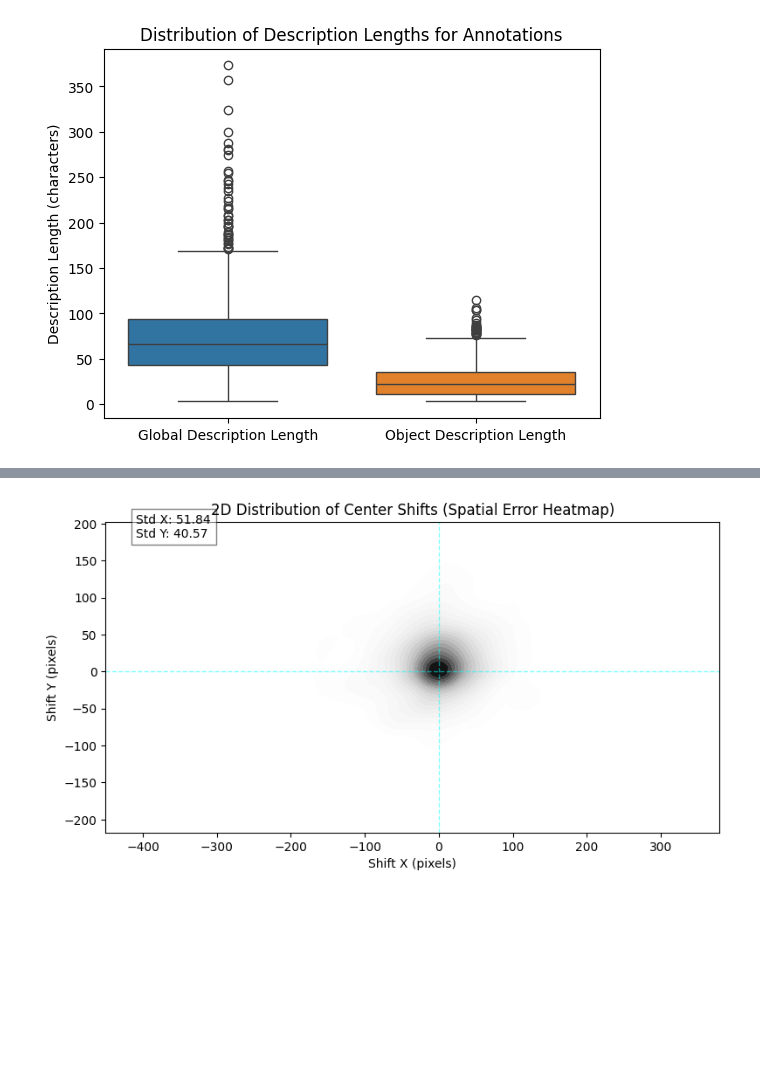
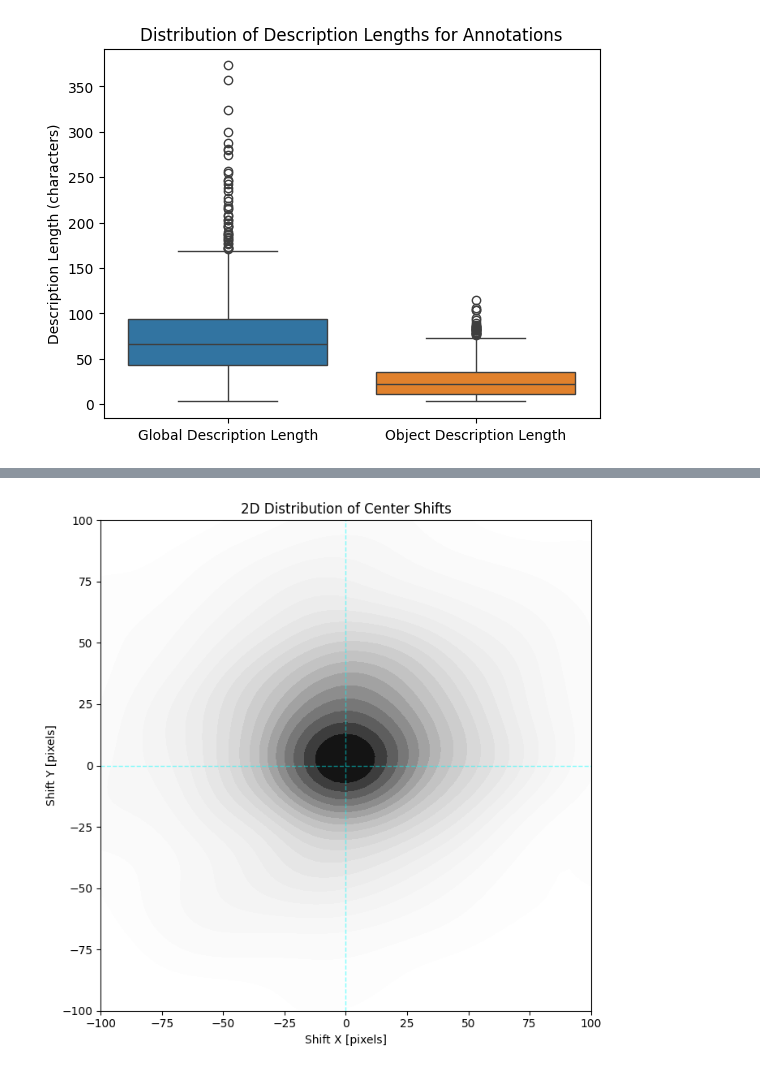
Before and after one commit to eceltov/V3Project, a Jupyter notebook: graphs2.ipynb, the cells around one changed output, grey strips where cells are left out. Cells and saved outputs as stored; diff of their text form; code cells hidden in the pictures; blank space fills up the shorter version.

```diff
--- a/graphs2.ipynb
+++ b/graphs2.ipynb
@@ -40,6 +40,7 @@ annotations[0]
 # %%
 def get_annotation_stats(annotation):
     stats = {
+        "id": annotation["id"],
         "distractors": 0,
         "total_time": 0,
         "annotationOrder": annotation["annotation"]["annotationOrder"],
@@ -318,31 +381,34 @@ Ratio 95th Percentile: 1.6304
 # %%
 # Plot 2D distribution of Shift errors (Heatmap)
 fig, ax = plt.subplots(figsize=(8, 7))
 
 # Create a 2D density plot (KDE) which approximates the 2D Gaussian
 # 'thresh' controls the lowest contour level to draw
 # 'levels' controls the number of contour levels
 # cmap="Greys" ensures 0 density is white and max density is black
 sns.kdeplot(x=shifts_x, y=shifts_y, fill=True, cmap="Greys", thresh=0.01, levels=20, ax=ax)
 
 # Add (0,0) marker
 ax.axhline(0, color='cyan', linestyle='--', alpha=0.5, linewidth=1)
 ax.axvline(0, color='cyan', linestyle='--', alpha=0.5, linewidth=1)
 
-ax.set_title("2D Distribution of Center Shifts (Spatial Error Heatmap)")
-ax.set_xlabel("Shift X (pixels)")
-ax.set_ylabel("Shift Y (pixels)")
+ax.set_xlim(-100, 100)
+ax.set_ylim(-100, 100)
+
+ax.set_title("2D Distribution of Center Shifts")
+ax.set_xlabel("Shift X [pixels]")
+ax.set_ylabel("Shift Y [pixels]")
 ax.set_aspect('equal')
 
 # Add text for stats
-ax.text(0.05, 0.95, f"Std X: {np.std(shifts_x):.2f}\nStd Y: {np.std(shifts_y):.2f}",
-        transform=ax.transAxes, color='black',
-        bbox=dict(facecolor='white', alpha=0.5))
+# ax.text(0.05, 0.95, f"Std X: {np.std(shifts_x):.2f}\nStd Y: {np.std(shifts_y):.2f}",
+#         transform=ax.transAxes, color='black',
+#         bbox=dict(facecolor='white', alpha=0.5))
 
 plt.tight_layout()
 plt.show()
 # %% [output]
-[figure, old version]
+[figure, new version]
 # %%
 # Plot 2D distribution of Pixel Dimensional Differences (Heatmap)
 # (Width Difference vs Height Difference)
```
Also changed, not shown: parts of 9 cells of this notebook.
